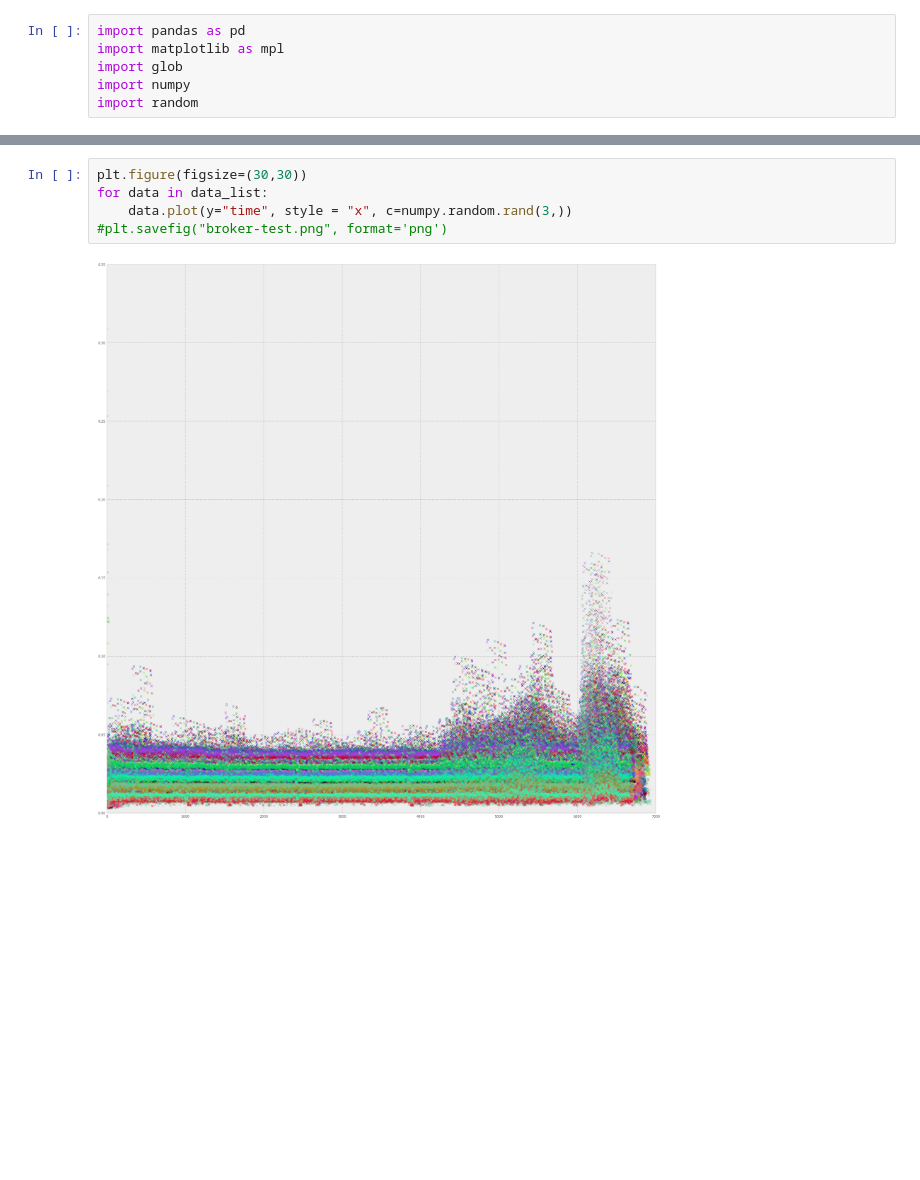
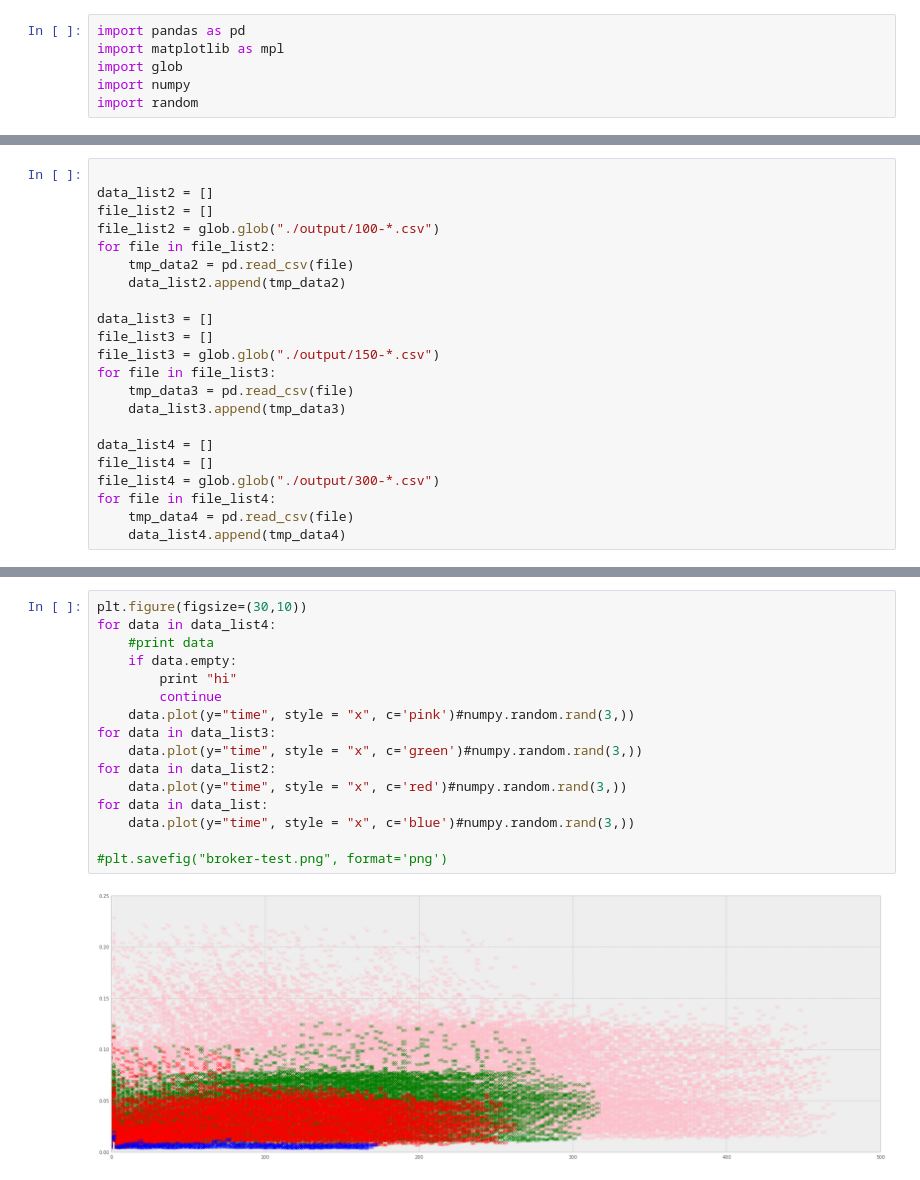
Before and after one commit to asazonov/MobileMiddleware, a Jupyter notebook: broker_test.ipynb, the cells around one changed output, grey strips where cells are left out. Saved outputs shown, nothing was run; the diff lists cells and outputs as text; blank space fills up the shorter version.

```diff
--- a/broker_test.ipynb
+++ b/broker_test.ipynb
@@ -33,0 +7,22 @@ dtypes: float64(3), object(3)]
+# %%
+
+data_list2 = []
+file_list2 = []
+file_list2 = glob.glob("./output/100-*.csv")
+for file in file_list2:
+    tmp_data2 = pd.read_csv(file)
+    data_list2.append(tmp_data2)
+
+data_list3 = []
+file_list3 = []
+file_list3 = glob.glob("./output/150-*.csv")
+for file in file_list3:
+    tmp_data3 = pd.read_csv(file)
+    data_list3.append(tmp_data3)
+
+data_list4 = []
+file_list4 = []
+file_list4 = glob.glob("./output/300-*.csv")
+for file in file_list4:
+    tmp_data4 = pd.read_csv(file)
+    data_list4.append(tmp_data4)
@@ -34,7 +49,18 @@ dtypes: float64(3), object(3)]
 # %%
-plt.figure(figsize=(30,30))
+plt.figure(figsize=(30,10))
+for data in data_list4:
+    #print data
+    if data.empty:
+        print "hi"
+        continue
+    data.plot(y="time", style = "x", c='pink')#numpy.random.rand(3,))
+for data in data_list3:
+    data.plot(y="time", style = "x", c='green')#numpy.random.rand(3,))
+for data in data_list2:
+    data.plot(y="time", style = "x", c='red')#numpy.random.rand(3,))
 for data in data_list:
-    data.plot(y="time", style = "x", c=numpy.random.rand(3,))
+    data.plot(y="time", style = "x", c='blue')#numpy.random.rand(3,))
+
 #plt.savefig("broker-test.png", format='png')
 # %% [output]
-[figure, old version]
+[figure, new version]
```
Also changed, not shown: parts of 5 cells of this notebook, 11 other files.
